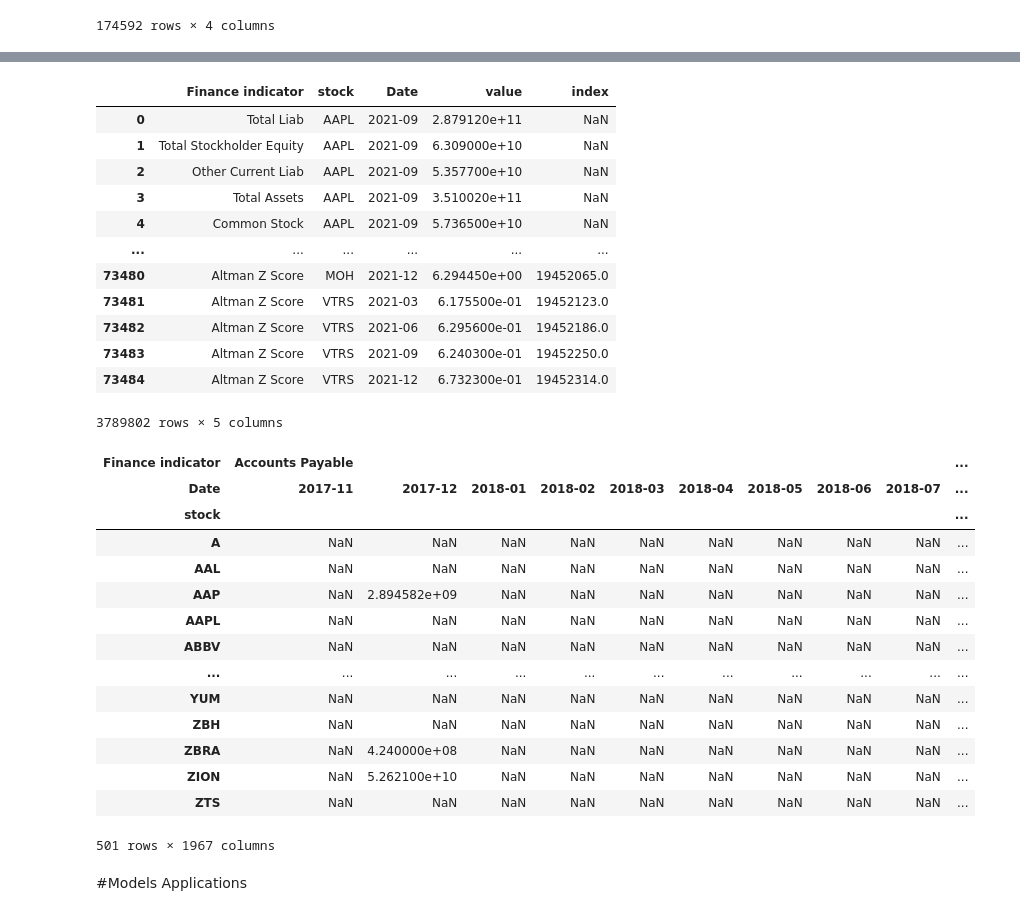
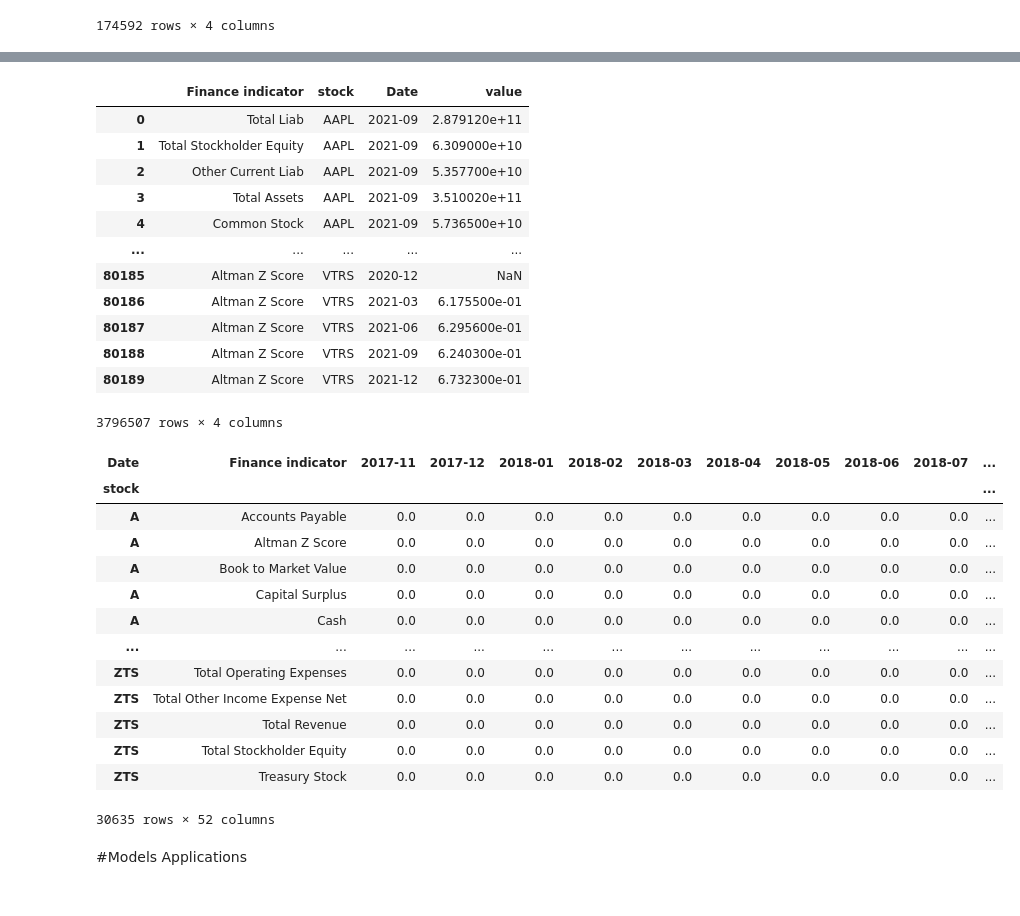
Before and after one commit to vhppacheco/ic-ita-finance-ia, a Jupyter notebook: sp500_analysis/SP500_index_v1.ipynb, the cells around one changed output, grey strips where cells are left out. Cells and saved outputs as stored; diff of their text form; code cells hidden in the pictures.

```diff
--- a/sp500_analysis/SP500_index_v1.ipynb
+++ b/sp500_analysis/SP500_index_v1.ipynb
@@ -1017,43 +1022,42 @@ us_ratios_sp500_df['Date'] = us_ratios_sp500_df['Date'].astype(str).str.slice(st
 # %%
 fin_indicators = pd.concat([stock_balancesheet_df.rename(columns={'Balance Sheet':'Finance indicator'}),
            financials.rename(columns={'DRE':'Finance indicator'}),
-           us_ratios_sp500_df.rename(columns={'variable':'Finance indicator','Ticker':'stock'})])
+           us_ratios_sp500_df.rename(columns={'variable':'Finance indicator','Ticker':'stock'}).drop('index',axis='columns')])
 # %%
 fin_indicators
 # %% [output]
-|  | Finance indicator | stock | Date | value | index |
-| 0 | Total Liab | AAPL | 2021-09 | 2.879120e+11 | NaN |
-| 1 | Total Stockholder Equity | AAPL | 2021-09 | 6.309000e+10 | NaN |
-| 2 | Other Current Liab | AAPL | 2021-09 | 5.357700e+10 | NaN |
-| 3 | Total Assets | AAPL | 2021-09 | 3.510020e+11 | NaN |
-| 4 | Common Stock | AAPL | 2021-09 | 5.736500e+10 | NaN |
-| ... | ... | ... | ... | ... | ... |
-| 73480 | Altman Z Score | MOH | 2021-12 | 6.294450e+00 | 19452065.0 |
-| 73481 | Altman Z Score | VTRS | 2021-03 | 6.175500e-01 | 19452123.0 |
-| 73482 | Altman Z Score | VTRS | 2021-06 | 6.295600e-01 | 19452186.0 |
-| 73483 | Altman Z Score | VTRS | 2021-09 | 6.240300e-01 | 19452250.0 |
-| 73484 | Altman Z Score | VTRS | 2021-12 | 6.732300e-01 | 19452314.0 |
+|  | Finance indicator | stock | Date | value |
+| 0 | Total Liab | AAPL | 2021-09 | 2.879120e+11 |
+| 1 | Total Stockholder Equity | AAPL | 2021-09 | 6.309000e+10 |
+| 2 | Other Current Liab | AAPL | 2021-09 | 5.357700e+10 |
+| 3 | Total Assets | AAPL | 2021-09 | 3.510020e+11 |
+| 4 | Common Stock | AAPL | 2021-09 | 5.736500e+10 |
+| ... | ... | ... | ... | ... |
+| 80185 | Altman Z Score | VTRS | 2020-12 | NaN |
+| 80186 | Altman Z Score | VTRS | 2021-03 | 6.175500e-01 |
+| 80187 | Altman Z Score | VTRS | 2021-06 | 6.295600e-01 |
+| 80188 | Altman Z Score | VTRS | 2021-09 | 6.240300e-01 |
+| 80189 | Altman Z Score | VTRS | 2021-12 | 6.732300e-01 |
-3789802 rows × 5 columns
+3796507 rows × 4 columns
 # %%
-fin_indicators_df = fin_indicators.pivot_table(index='stock',columns=['Finance indicator','Date'],values='value', aggfunc='mean')
+fin_indicators_df = fin_indicators.pivot_table(index=['stock','Finance indicator'],columns=['Date'],values='value', aggfunc='mean').fillna(0).reset_index().set_index('stock')
 # %%
-fin_indicators_df
+fin_indicators_df.fillna(0)
 # %% [output]
-| Finance indicator | Accounts Payable |  |  |  |  |  |  |  |  | ... |
-| Date | 2017-11 | 2017-12 | 2018-01 | 2018-02 | 2018-03 | 2018-04 | 2018-05 | 2018-06 | 2018-07 | ... |
-| stock |  |  |  |  |  |  |  |  |  | ... |
-| A | NaN | NaN | NaN | NaN | NaN | NaN | NaN | NaN | NaN | ... |
-| AAL | NaN | NaN | NaN | NaN | NaN | NaN | NaN | NaN | NaN | ... |
-| AAP | NaN | 2.894582e+09 | NaN | NaN | NaN | NaN | NaN | NaN | NaN | ... |
-| AAPL | NaN | NaN | NaN | NaN | NaN | NaN | NaN | NaN | NaN | ... |
-| ABBV | NaN | NaN | NaN | NaN | NaN | NaN | NaN | NaN | NaN | ... |
-| ... | ... | ... | ... | ... | ... | ... | ... | ... | ... | ... |
-| YUM | NaN | NaN | NaN | NaN | NaN | NaN | NaN | NaN | NaN | ... |
-| ZBH | NaN | NaN | NaN | NaN | NaN | NaN | NaN | NaN | NaN | ... |
-| ZBRA | NaN | 4.240000e+08 | NaN | NaN | NaN | NaN | NaN | NaN | NaN | ... |
-| ZION | NaN | 5.262100e+10 | NaN | NaN | NaN | NaN | NaN | NaN | NaN | ... |
-| ZTS | NaN | NaN | NaN | NaN | NaN | NaN | NaN | NaN | NaN | ... |
+| Date | Finance indicator | 2017-11 | 2017-12 | 2018-01 | 2018-02 | 2018-03 | 2018-04 | 2018-05 | 2018-06 | 2018-07 | ... |
+| stock |  |  |  |  |  |  |  |  |  |  | ... |
+| A | Accounts Payable | 0.0 | 0.0 | 0.0 | 0.0 | 0.0 | 0.0 | 0.0 | 0.0 | 0.0 | ... |
+| A | Altman Z Score | 0.0 | 0.0 | 0.0 | 0.0 | 0.0 | 0.0 | 0.0 | 0.0 | 0.0 | ... |
+| A | Book to Market Value | 0.0 | 0.0 | 0.0 | 0.0 | 0.0 | 0.0 | 0.0 | 0.0 | 0.0 | ... |
+| A | Capital Surplus | 0.0 | 0.0 | 0.0 | 0.0 | 0.0 | 0.0 | 0.0 | 0.0 | 0.0 | ... |
+| A | Cash | 0.0 | 0.0 | 0.0 | 0.0 | 0.0 | 0.0 | 0.0 | 0.0 | 0.0 | ... |
+| ... | ... | ... | ... | ... | ... | ... | ... | ... | ... | ... | ... |
+| ZTS | Total Operating Expenses | 0.0 | 0.0 | 0.0 | 0.0 | 0.0 | 0.0 | 0.0 | 0.0 | 0.0 | ... |
+| ZTS | Total Other Income Expense Net | 0.0 | 0.0 | 0.0 | 0.0 | 0.0 | 0.0 | 0.0 | 0.0 | 0.0 | ... |
+| ZTS | Total Revenue | 0.0 | 0.0 | 0.0 | 0.0 | 0.0 | 0.0 | 0.0 | 0.0 | 0.0 | ... |
+| ZTS | Total Stockholder Equity | 0.0 | 0.0 | 0.0 | 0.0 | 0.0 | 0.0 | 0.0 | 0.0 | 0.0 | ... |
+| ZTS | Treasury Stock | 0.0 | 0.0 | 0.0 | 0.0 | 0.0 | 0.0 | 0.0 | 0.0 | 0.0 | ... |
-501 rows × 1967 columns
+30635 rows × 52 columns
 # %% [markdown]
 #Models Applications
 # %% [markdown]
```
Also changed, not shown: parts of 84 cells of this notebook.
